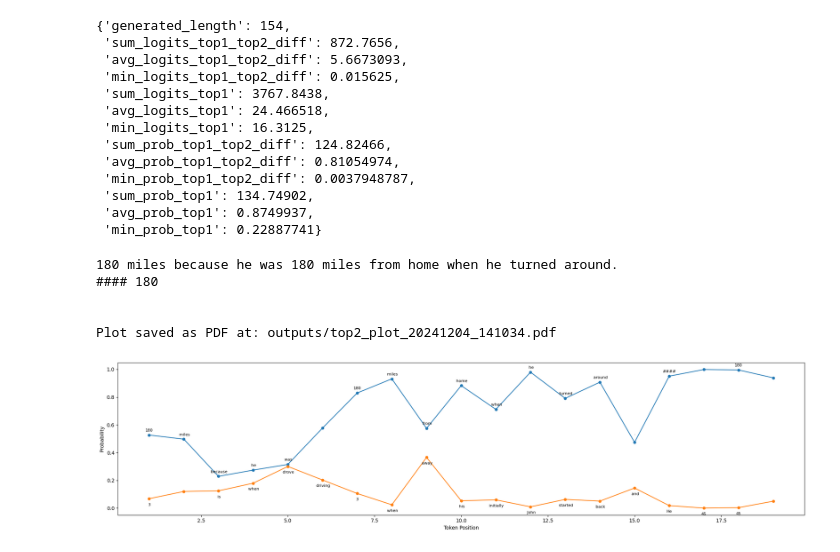
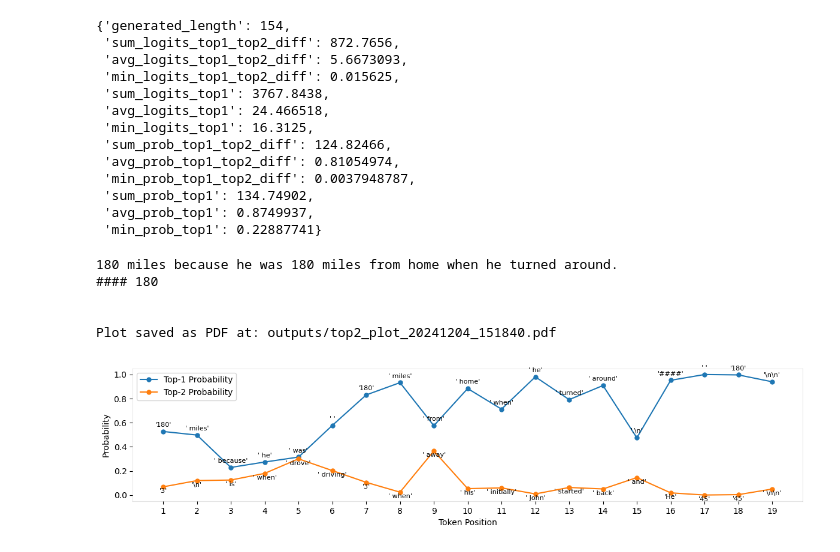
Before and after one commit to SewoongLee/probing-reasoning, a Jupyter notebook: probe-logits-llama-3.2-3B-Instruct-gsm8k-performance_concept.ipynb, the cells around one changed output. Saved outputs shown, nothing was run; the diff lists cells and outputs as text; code cells hidden in the pictures.

```diff
--- a/probe-logits-llama-3.2-3B-Instruct-gsm8k-performance_concept.ipynb
+++ b/probe-logits-llama-3.2-3B-Instruct-gsm8k-performance_concept.ipynb
@@ -373,7 +373,7 @@ def visualize_topk_matplotlib(ans_data, save_pdf=False, show_text=True):
     print(''.join(df['Generated Token'].values))
 
     # Plotting
-    plt.figure(figsize=(20, 5))
+    plt.figure(figsize=(12, 3))
 
     for rank, (prob_column, token_column) in enumerate(
         [("Top-1 Probability", "Top-1 Token"),
@@ -389,11 +389,14 @@ def visualize_topk_matplotlib(ans_data, save_pdf=False, show_text=True):
 
         if show_text:
             for i, txt in enumerate(df[token_column]):
-                offset = -0.03 if rank == 2 else 0.02  # Adjust text position: below for Top-2
+                offset = -0.05 if rank == 2 else 0.05  # Adjust text position: below for Top-2
+                # if df[prob_column][i] < 0.1 or df[prob_column][i] > 0.9:
+                    # continue
+                # offset = offset + 0.06*(i%3)  # Adjust text position: below for Top-2
                 plt.text(
                     df['Token Position'][i],
                     df[prob_column][i] + offset,
-                    txt,
+                    repr(txt),
                     fontsize=8,
                     ha='center',
                     va='top' if rank == 2 else 'bottom'
@@ -404,9 +407,12 @@ def visualize_topk_matplotlib(ans_data, save_pdf=False, show_text=True):
     plt.xlabel("Token Position")
     plt.ylabel("Probability")
     # plt.xticks(ticks=df['Token Position'], labels=df['Token Position'])  # Ensure integer ticks
-    # plt.legend(loc="upper left")
+    plt.legend()
     # plt.grid(True)
     plt.tight_layout()
+    # Adjust the transparency of the plot's borders
+    for spine in plt.gca().spines.values():
+        spine.set_alpha(0.1)  # Set alpha to 0.1 for transparency
 
     # Save plot as PDF if requested
     if save_pdf:
@@ -420,19 +426,17 @@ def visualize_topk_matplotlib(ans_data, save_pdf=False, show_text=True):
     # Show plot
     plt.show()
 # %%
-set_seed(42)
-
-ans_data = generate_answer(question_to_prompt(test_qnas[sample_i]))
-
-visualize_topk_matplotlib(
-    ans_data,
-    save_pdf=True,
-)
+set_seed(42); ans_data1 = generate_answer(question_to_prompt(test_qnas[sample_i]))
-# %% [output]
-180 miles because he was 180 miles from home when he turned around.
-#### 180
-
-
-Plot saved as PDF at: outputs/top2_plot_20241204_141034.pdf
-[figure, removed]
+# %%
+visualize_topk_matplotlib(
+    ans_data1,
+    save_pdf=True,
+)
+# %% [output]
+180 miles because he was 180 miles from home when he turned around.
+#### 180
+
+
+Plot saved as PDF at: outputs/top2_plot_20241204_151840.pdf
+[figure, added]
 # %%
```
Also changed, not shown: parts of 2 cells of this notebook.
